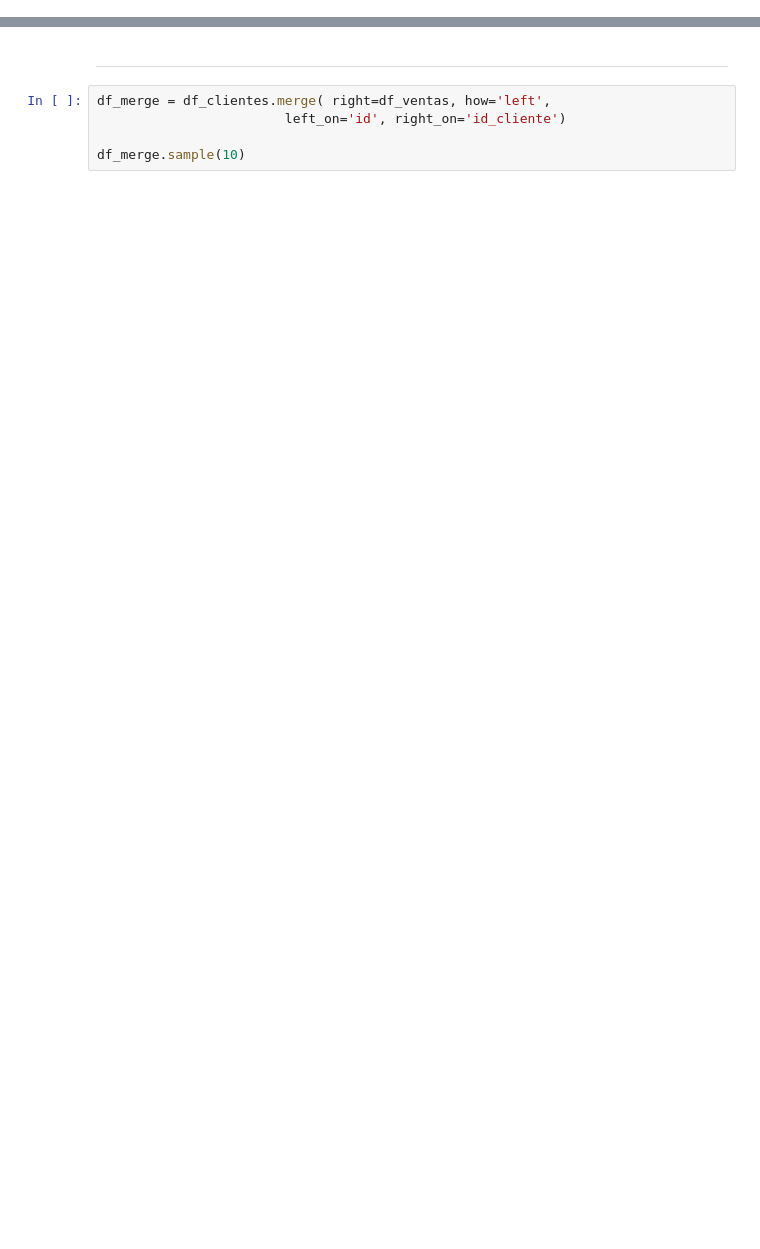
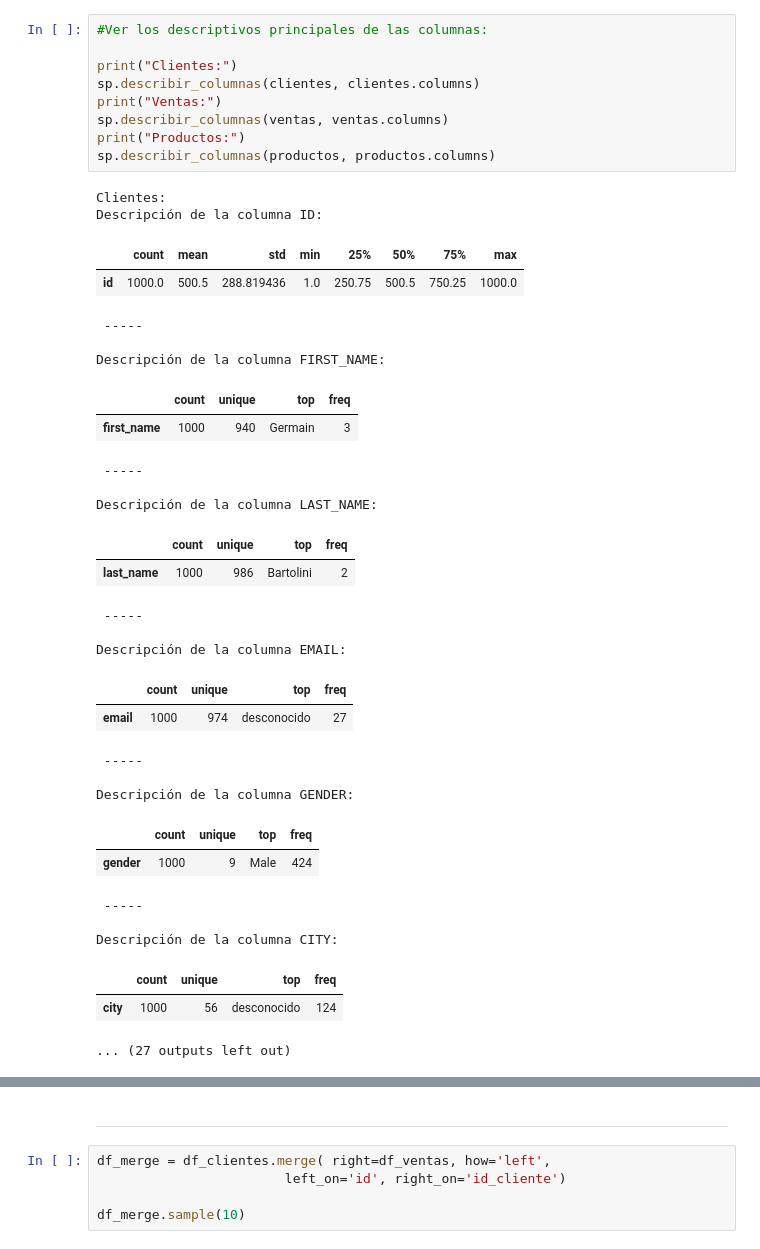
Before and after one commit to lmoraromero/promoG-modulo3-sprint2-pairprogramming-FEDRA-LAURAM, a Jupyter notebook: pair_ETL.ipynb, the cells around one changed output, grey strips where cells are left out. Drawn from its saved outputs; the diff is of its cells as text; blank space fills up the shorter version.

```diff
--- a/pair_ETL.ipynb
+++ b/pair_ETL.ipynb
@@ -261,0 +221,40 @@ El dataframe ha sido guardado con éxito.
+# %%
+#Ver los descriptivos principales de las columnas:
+
+print("Clientes:")
+sp.describir_columnas(clientes, clientes.columns)
+print("Ventas:")
+sp.describir_columnas(ventas, ventas.columns)
+print("Productos:")
+sp.describir_columnas(productos, productos.columns)
+# %% [output]
+Clientes:
+Descripción de la columna ID:
+|  | count | mean | std | min | 25% | 50% | 75% | max |
+| id | 1000.0 | 500.5 | 288.819436 | 1.0 | 250.75 | 500.5 | 750.25 | 1000.0 |
+ -----
+
+Descripción de la columna FIRST_NAME:
+|  | count | unique | top | freq |
+| first_name | 1000 | 940 | Germain | 3 |
+ -----
+
+Descripción de la columna LAST_NAME:
+|  | count | unique | top | freq |
+| last_name | 1000 | 986 | Bartolini | 2 |
+ -----
+
+Descripción de la columna EMAIL:
+|  | count | unique | top | freq |
+| email | 1000 | 974 | desconocido | 27 |
+ -----
+
+Descripción de la columna GENDER:
+|  | count | unique | top | freq |
+| gender | 1000 | 9 | Male | 424 |
+ -----
+
+Descripción de la columna CITY:
+|  | count | unique | top | freq |
+| city | 1000 | 56 | desconocido | 124 |
+... (27 outputs left out)
```
Also changed, not shown: parts of 26 cells of this notebook, 2 other files.
